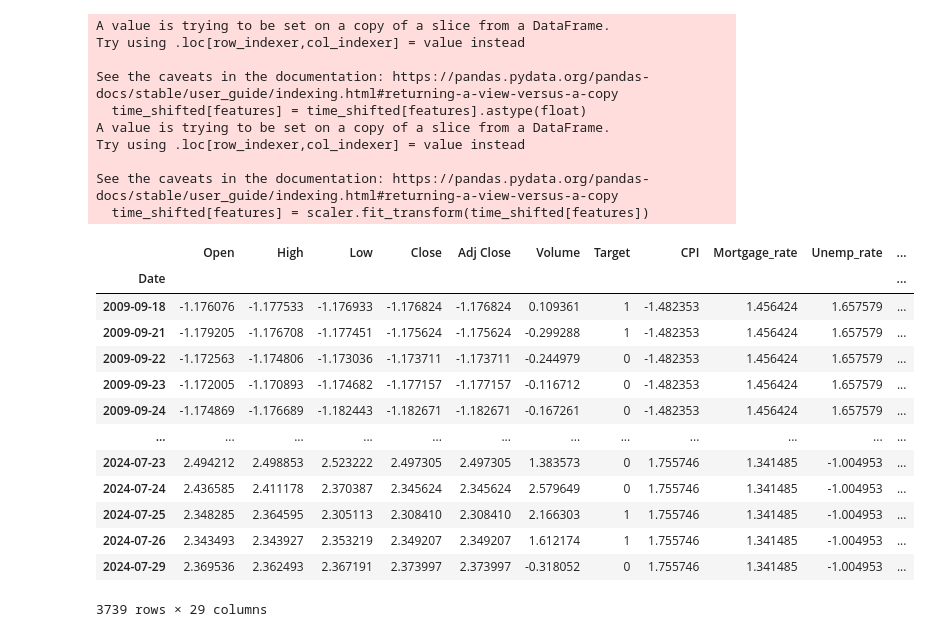
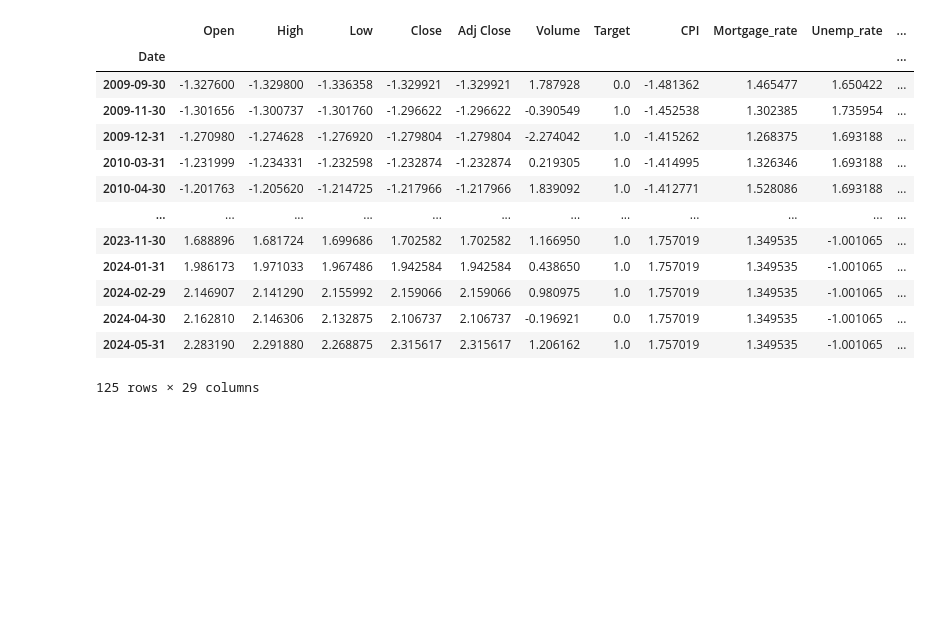
Before and after one commit to sam-tompkins/Sam-Tompkins-Public-Repository, a Jupyter notebook: irp_pipeline_nocuda_nocv.ipynb, the cells around one changed output. Drawn from its saved outputs; the diff is of its cells as text; code cells hidden in the pictures; blank space fills up the shorter version.

```diff
--- a/irp_pipeline_nocuda_nocv.ipynb
+++ b/irp_pipeline_nocuda_nocv.ipynb
@@ -76,58 +76,48 @@ def prep(dataset):
     merge_data8 = merge_data7.join(macro_data8, how='left').fillna(method='ffill')
     merge_final = merge_data8.join(macro_data9, how='left').fillna(method='ffill')
 
     merge_final['RSI (14D)'] = ta.rsi(merge_final['Close'], length=14)
     merge_final['20 Day CCI'] = ta.cci(high=merge_final['High'], low=merge_final['Low'],
                                     close=merge_final['Close'], length=20)
     merge_final['Williams %R'] = ta.willr(high=merge_final['High'], low=merge_final['Low'],
                                         close=merge_final['Close'], length=14)
     merge_final['EMA (5D)'] = merge_final['Close'].ewm(span=5, adjust=False).mean()
     merge_final['MA50'] = merge_final['Close'].rolling(window=50).mean()
 
     final_dataset = merge_final.dropna()
 
-    time_shifted = final_dataset#.resample('W-FRI').asfreq().dropna()
+    time_shifted = final_dataset.resample('M').asfreq().dropna()
 
     features = ['Open', 'High', 'Low', 'Close', 'Adj Close', 'Volume', 'CPI',
                 'Mortgage_rate', 'Unemp_rate', 'disposable_income','GVZ', 'OVX', 'VVIX',
                 'RSI (14D)', '20 Day CCI', 'Williams %R', 'EMA (5D)', 'MA50', 'DFF']
 
     time_shifted[features] = time_shifted[features].astype(float)
     time_shifted[features] = scaler.fit_transform(time_shifted[features])
 
     return time_shifted, scaler
 
 # get dataset
 file_path = filedialog.askopenfilename(parent=root, title="Select A File")
 ticker = pd.read_csv(file_path)
 ticker, scaler = prep(ticker)
 
 ticker
 # %% [output]
+|  | Open | High | Low | Close | Adj Close | Volume | Target | CPI | Mortgage_rate | Unemp_rate | ... |
+| Date |  |  |  |  |  |  |  |  |  |  | ... |
+| 2009-09-30 | -1.327600 | -1.329800 | -1.336358 | -1.329921 | -1.329921 | 1.787928 | 0.0 | -1.481362 | 1.465477 | 1.650422 | ... |
+| 2009-11-30 | -1.301656 | -1.300737 | -1.301760 | -1.296622 | -1.296622 | -0.390549 | 1.0 | -1.452538 | 1.302385 | 1.735954 | ... |
+| 2009-12-31 | -1.270980 | -1.274628 | -1.276920 | -1.279804 | -1.279804 | -2.274042 | 1.0 | -1.415262 | 1.268375 | 1.693188 | ... |
+| 2010-03-31 | -1.231999 | -1.234331 | -1.232598 | -1.232874 | -1.232874 | 0.219305 | 1.0 | -1.414995 | 1.326346 | 1.693188 | ... |
+| 2010-04-30 | -1.201763 | -1.205620 | -1.214725 | -1.217966 | -1.217966 | 1.839092 | 1.0 | -1.412771 | 1.528086 | 1.693188 | ... |
+| ... | ... | ... | ... | ... | ... | ... | ... | ... | ... | ... | ... |
+| 2023-11-30 | 1.688896 | 1.681724 | 1.699686 | 1.702582 | 1.702582 | 1.166950 | 1.0 | 1.757019 | 1.349535 | -1.001065 | ... |
+| 2024-01-31 | 1.986173 | 1.971033 | 1.967486 | 1.942584 | 1.942584 | 0.438650 | 1.0 | 1.757019 | 1.349535 | -1.001065 | ... |
+| 2024-02-29 | 2.146907 | 2.141290 | 2.155992 | 2.159066 | 2.159066 | 0.980975 | 1.0 | 1.757019 | 1.349535 | -1.001065 | ... |
+| 2024-04-30 | 2.162810 | 2.146306 | 2.132875 | 2.106737 | 2.106737 | -0.196921 | 0.0 | 1.757019 | 1.349535 | -1.001065 | ... |
+| 2024-05-31 | 2.283190 | 2.291880 | 2.268875 | 2.315617 | 2.315617 | 1.206162 | 1.0 | 1.757019 | 1.349535 | -1.001065 | ... |
-A value is trying to be set on a copy of a slice from a DataFrame.
-Try using .loc[row_indexer,col_indexer] = value instead
-
-See the caveats in the documentation: https://pandas.pydata.org/pandas-docs/stable/user_guide/indexing.html#returning-a-view-versus-a-copy
-  time_shifted[features] = time_shifted[features].astype(float)
-A value is trying to be set on a copy of a slice from a DataFrame.
-Try using .loc[row_indexer,col_indexer] = value instead
-
-See the caveats in the documentation: https://pandas.pydata.org/pandas-docs/stable/user_guide/indexing.html#returning-a-view-versus-a-copy
-  time_shifted[features] = scaler.fit_transform(time_shifted[features])
+125 rows × 29 columns
-|  | Open | High | Low | Close | Adj Close | Volume | Target | CPI | Mortgage_rate | Unemp_rate | ... |
-| Date |  |  |  |  |  |  |  |  |  |  | ... |
-| 2009-09-18 | -1.176076 | -1.177533 | -1.176933 | -1.176824 | -1.176824 | 0.109361 | 1 | -1.482353 | 1.456424 | 1.657579 | ... |
-| 2009-09-21 | -1.179205 | -1.176708 | -1.177451 | -1.175624 | -1.175624 | -0.299288 | 1 | -1.482353 | 1.456424 | 1.657579 | ... |
-| 2009-09-22 | -1.172563 | -1.174806 | -1.173036 | -1.173711 | -1.173711 | -0.244979 | 0 | -1.482353 | 1.456424 | 1.657579 | ... |
-| 2009-09-23 | -1.172005 | -1.170893 | -1.174682 | -1.177157 | -1.177157 | -0.116712 | 0 | -1.482353 | 1.456424 | 1.657579 | ... |
-| 2009-09-24 | -1.174869 | -1.176689 | -1.182443 | -1.182671 | -1.182671 | -0.167261 | 0 | -1.482353 | 1.456424 | 1.657579 | ... |
-| ... | ... | ... | ... | ... | ... | ... | ... | ... | ... | ... | ... |
-| 2024-07-23 | 2.494212 | 2.498853 | 2.523222 | 2.497305 | 2.497305 | 1.383573 | 0 | 1.755746 | 1.341485 | -1.004953 | ... |
-| 2024-07-24 | 2.436585 | 2.411178 | 2.370387 | 2.345624 | 2.345624 | 2.579649 | 0 | 1.755746 | 1.341485 | -1.004953 | ... |
-| 2024-07-25 | 2.348285 | 2.364595 | 2.305113 | 2.308410 | 2.308410 | 2.166303 | 1 | 1.755746 | 1.341485 | -1.004953 | ... |
-| 2024-07-26 | 2.343493 | 2.343927 | 2.353219 | 2.349207 | 2.349207 | 1.612174 | 1 | 1.755746 | 1.341485 | -1.004953 | ... |
-| 2024-07-29 | 2.369536 | 2.362493 | 2.367191 | 2.373997 | 2.373997 | -0.318052 | 0 | 1.755746 | 1.341485 | -1.004953 | ... |
-3739 rows × 29 columns
 # %%
 # create LSTM model class
 class LSTM_Model(nn.Module):
```
Also changed, not shown: parts of 3 cells of this notebook.
